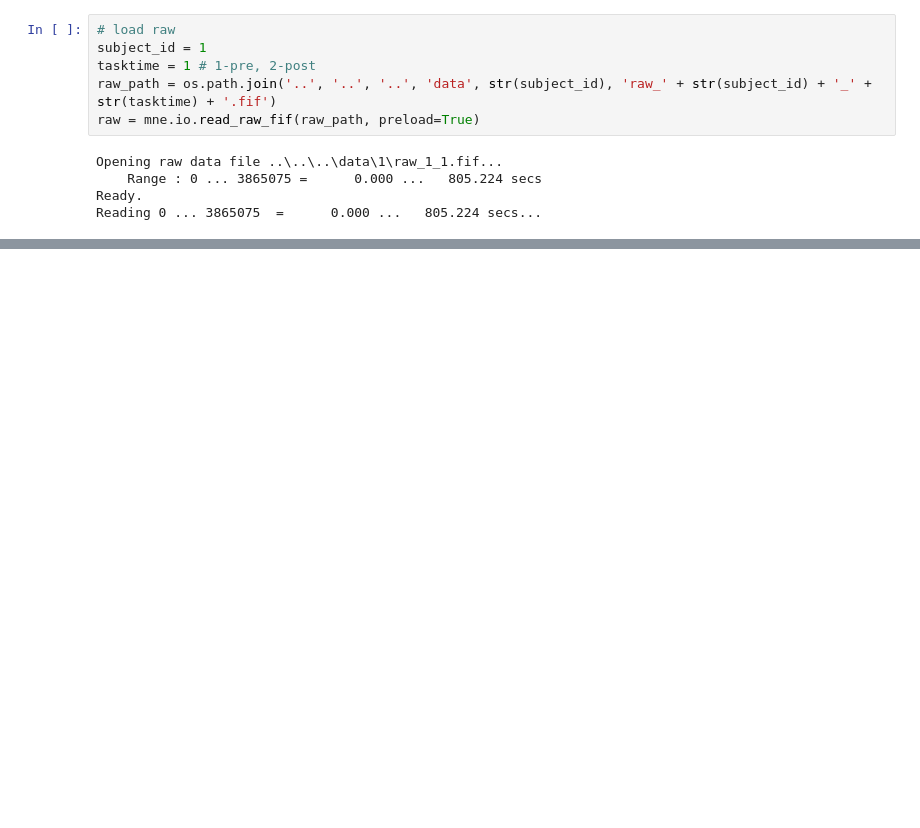
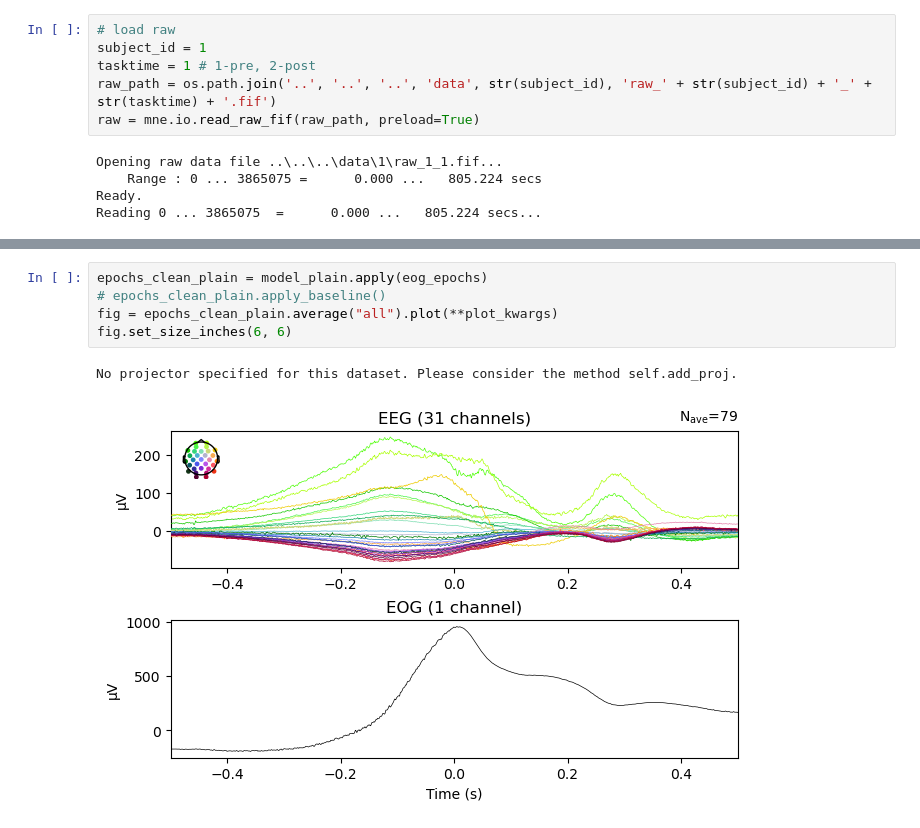
Before and after one commit to Shawnzty/tRNS-Intelligence, a Jupyter notebook: processing/prepare_raw_file/repair_EOG.ipynb, the cells around one changed output, grey strips where cells are left out. Saved outputs shown, nothing was run; the diff lists cells and outputs as text; blank space fills up the shorter version.

```diff
--- a/processing/prepare_raw_file/repair_EOG.ipynb
+++ b/processing/prepare_raw_file/repair_EOG.ipynb
@@ -74,0 +225,8 @@ No projector specified for this dataset. Please consider the method self.add_pro
+# %%
+epochs_clean_plain = model_plain.apply(eog_epochs)
+# epochs_clean_plain.apply_baseline()
+fig = epochs_clean_plain.average("all").plot(**plot_kwargs)
+fig.set_size_inches(6, 6)
+# %% [output]
+No projector specified for this dataset. Please consider the method self.add_proj.
+[figure, added]
```
Also changed, not shown: parts of 14 cells of this notebook, 5 other files.
